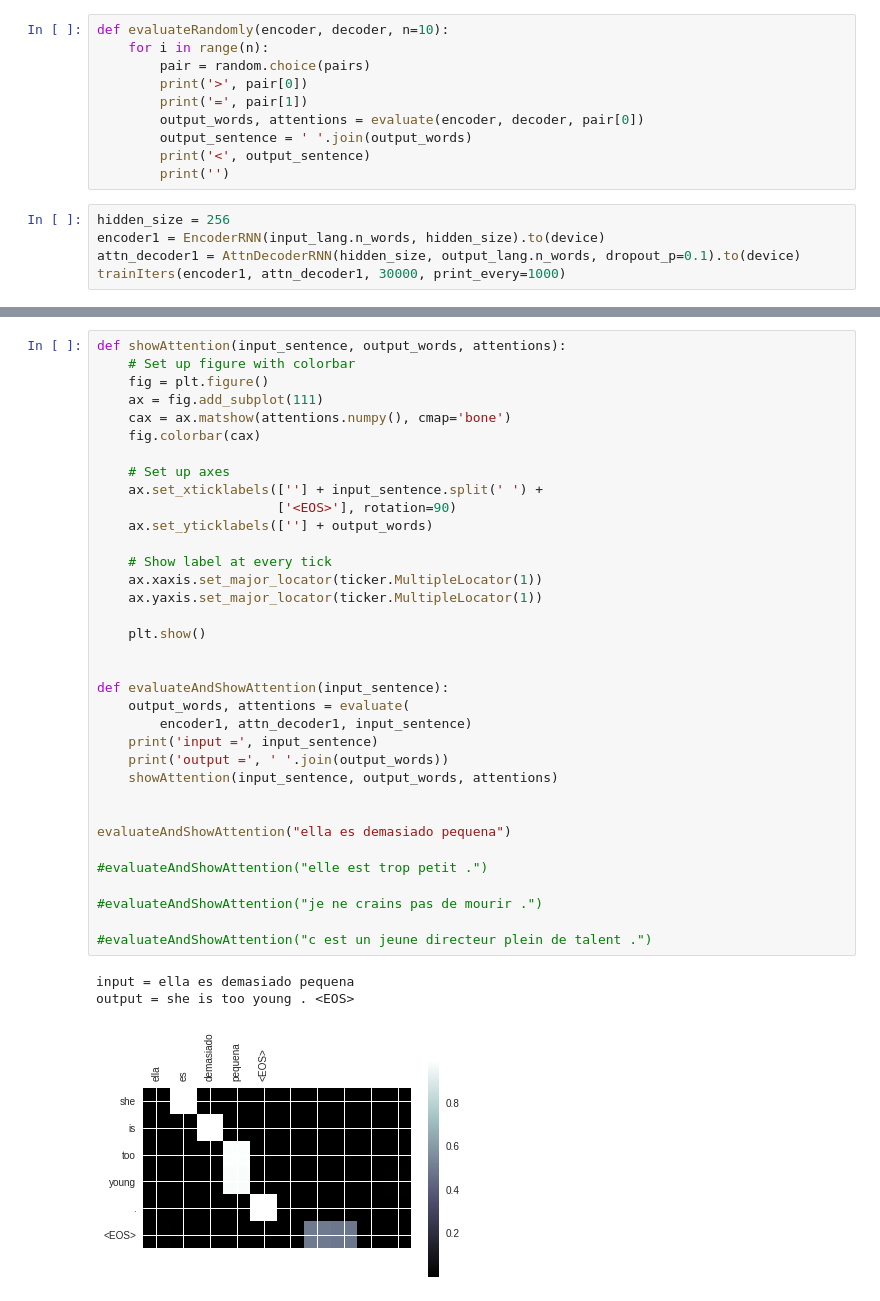
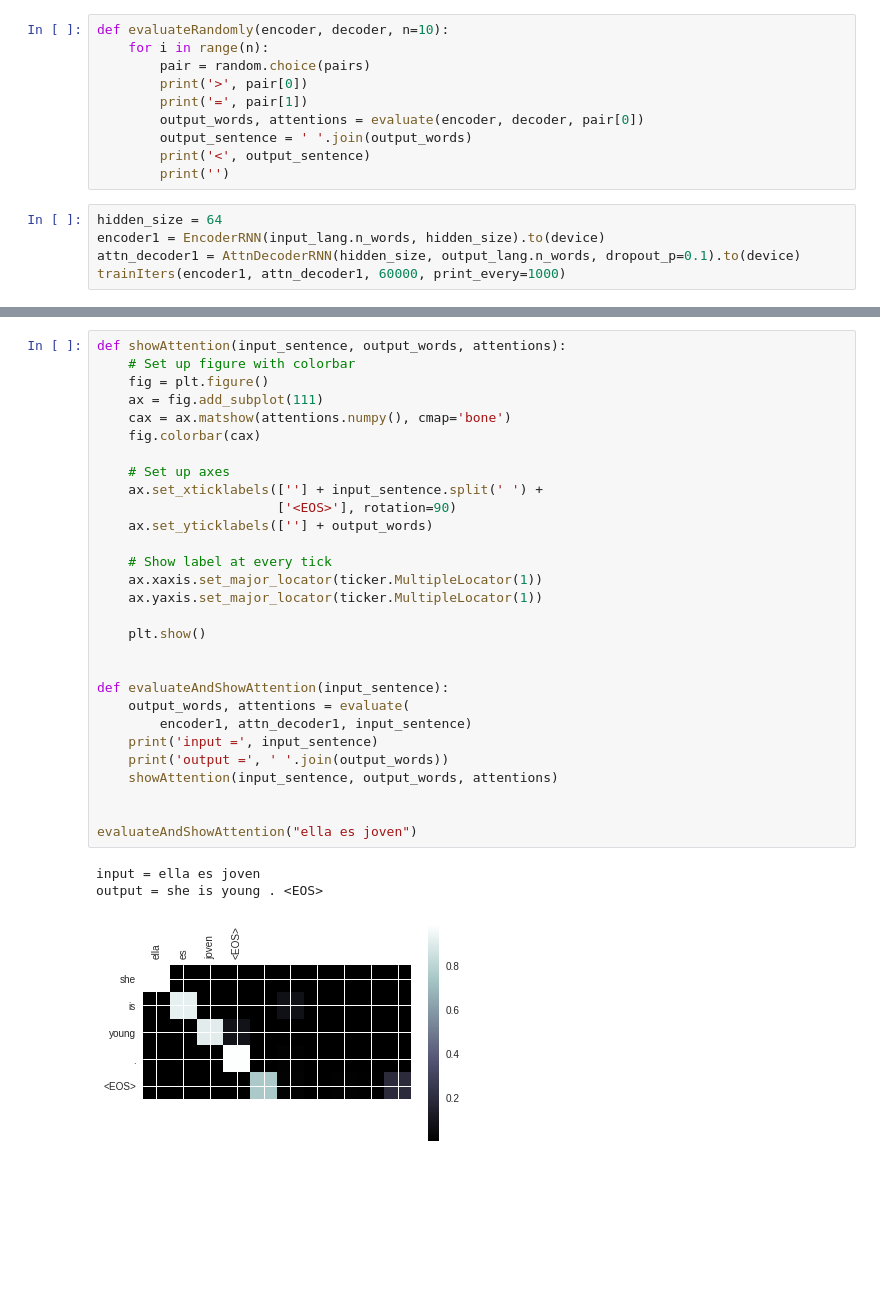
Before and after one commit to ankitbit/Deep_Learning, a Jupyter notebook: Assignment Reports/Assignment 3/Neural_Machine_Translation_Attention.ipynb, the cells around one changed output, grey strips where cells are left out. Drawn from its saved outputs; the diff is of its cells as text; blank space fills up the shorter version.

```diff
--- a/Assignment Reports/Assignment 3/Neural_Machine_Translation_Attention.ipynb
+++ b/Assignment Reports/Assignment 3/Neural_Machine_Translation_Attention.ipynb
@@ -447,8 +420,8 @@ def evaluateRandomly(encoder, decoder, n=10):
         print('<', output_sentence)
         print('')
 # %%
-hidden_size = 256
+hidden_size = 64
 encoder1 = EncoderRNN(input_lang.n_words, hidden_size).to(device)
 attn_decoder1 = AttnDecoderRNN(hidden_size, output_lang.n_words, dropout_p=0.1).to(device)
-trainIters(encoder1, attn_decoder1, 30000, print_every=1000)
+trainIters(encoder1, attn_decoder1, 60000, print_every=1000)
 # %% [output]
@@ -503,39 +476,33 @@ plt.matshow(attentions.numpy())
 # %%
 def showAttention(input_sentence, output_words, attentions):
     # Set up figure with colorbar
     fig = plt.figure()
     ax = fig.add_subplot(111)
     cax = ax.matshow(attentions.numpy(), cmap='bone')
     fig.colorbar(cax)
 
     # Set up axes
     ax.set_xticklabels([''] + input_sentence.split(' ') +
                        ['<EOS>'], rotation=90)
     ax.set_yticklabels([''] + output_words)
 
     # Show label at every tick
     ax.xaxis.set_major_locator(ticker.MultipleLocator(1))
     ax.yaxis.set_major_locator(ticker.MultipleLocator(1))
 
     plt.show()
 
 
 def evaluateAndShowAttention(input_sentence):
     output_words, attentions = evaluate(
         encoder1, attn_decoder1, input_sentence)
     print('input =', input_sentence)
     print('output =', ' '.join(output_words))
     showAttention(input_sentence, output_words, attentions)
 
 
-evaluateAndShowAttention("ella es demasiado pequena")
-
-#evaluateAndShowAttention("elle est trop petit .")
-
-#evaluateAndShowAttention("je ne crains pas de mourir .")
-
-#evaluateAndShowAttention("c est un jeune directeur plein de talent .")
+evaluateAndShowAttention("ella es joven")
 # %% [output]
-input = ella es demasiado pequena
-output = she is too young . <EOS>
+input = ella es joven
+output = she is young . <EOS>
-[figure, old version]
+[figure, new version]
```
Also changed, not shown: parts of 13 cells of this notebook.
